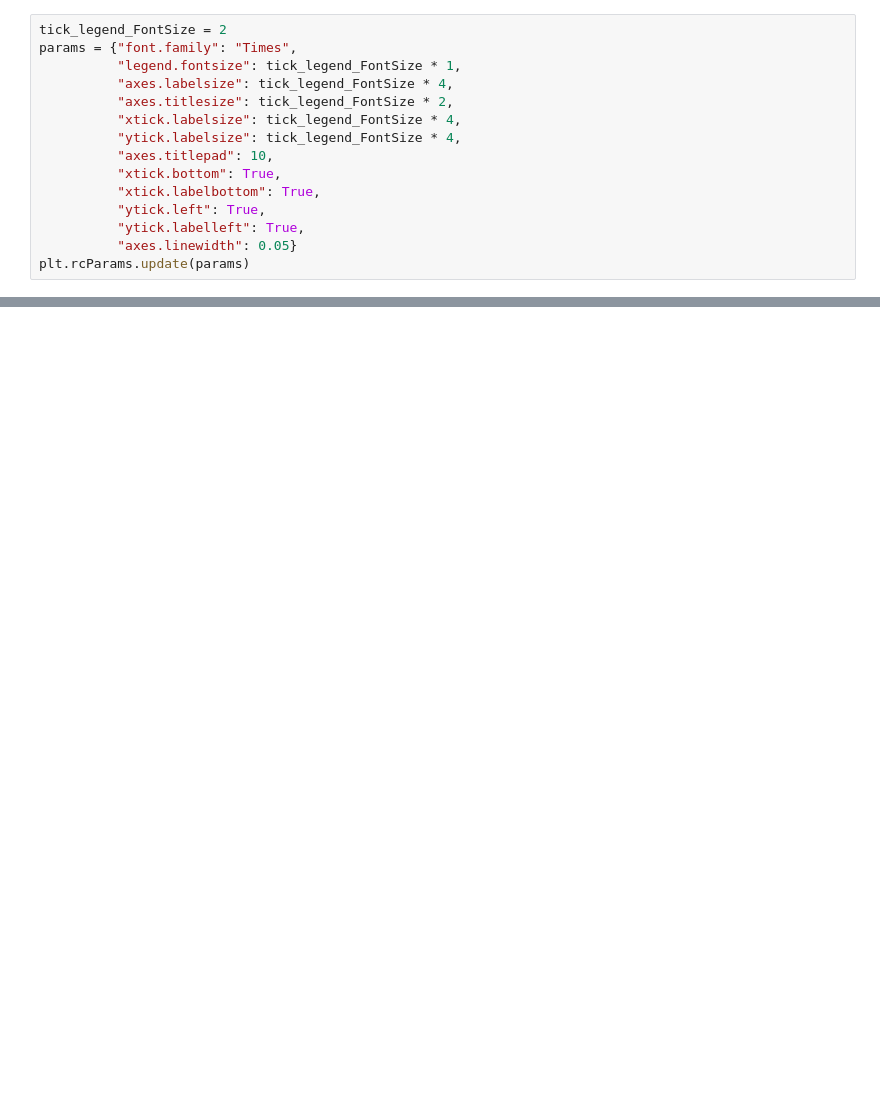
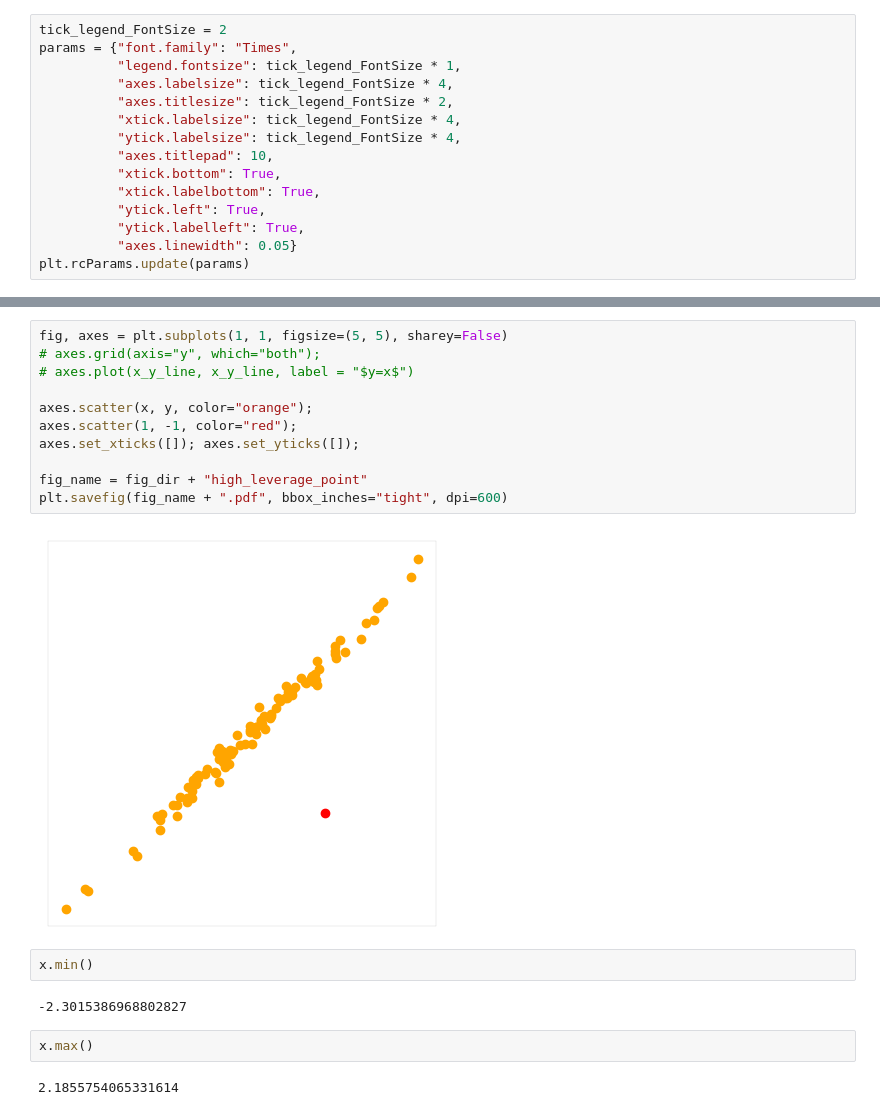
Before and after one commit to HNoorazar/Ag_Others, a Jupyter notebook: presentations/ISLP/some_plots_4_WeekLyMeeting.ipynb, the cells around one changed output, grey strips where cells are left out. Saved outputs shown, nothing was run; the diff lists cells and outputs as text; blank space fills up the shorter version.

```diff
--- a/presentations/ISLP/some_plots_4_WeekLyMeeting.ipynb
+++ b/presentations/ISLP/some_plots_4_WeekLyMeeting.ipynb
@@ -61,0 +210,21 @@ plt.savefig(fig_name + ".pdf", bbox_inches="tight", dpi=600)
+# %%
+fig, axes = plt.subplots(1, 1, figsize=(5, 5), sharey=False)
+# axes.grid(axis="y", which="both");
+# axes.plot(x_y_line, x_y_line, label = "$y=x$")
+
+axes.scatter(x, y, color="orange");
+axes.scatter(1, -1, color="red");
+axes.set_xticks([]); axes.set_yticks([]);
+
+fig_name = fig_dir + "high_leverage_point"
+plt.savefig(fig_name + ".pdf", bbox_inches="tight", dpi=600)
+# %% [output]
+[figure, added]
+# %%
+x.min()
+# %% [output]
+-2.3015386968802827
+# %%
+x.max()
+# %% [output]
+2.1855754065331614
```
Also changed, not shown: parts of 13 cells of this notebook, 7 other files.
